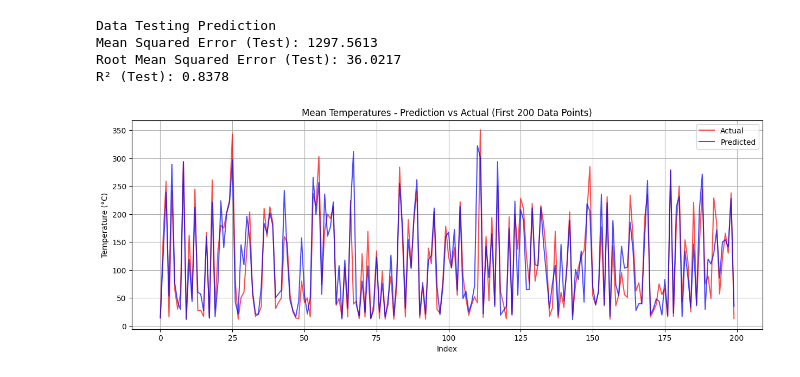
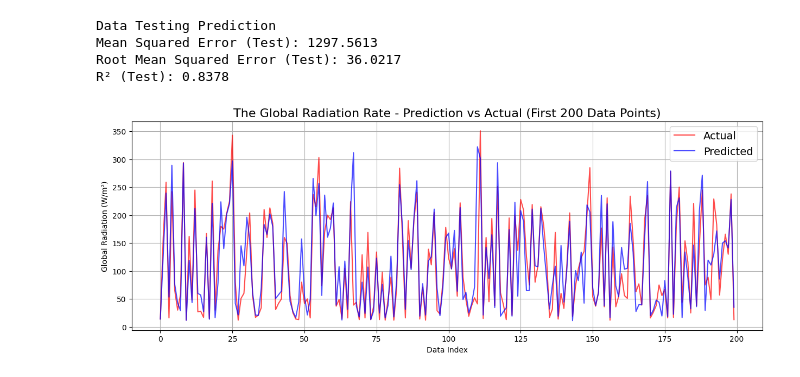
Before and after one commit to gredychristian/London-Weather-Prediction, a Jupyter notebook: london_weather.ipynb, the cells around one changed output. Saved outputs shown, nothing was run; the diff lists cells and outputs as text; code cells hidden in the pictures.

Commit message:
Fix visualization of accuracy line

```diff
--- a/london_weather.ipynb
+++ b/london_weather.ipynb
@@ -280,15 +280,15 @@ R² (Test): 0.8378
 # %%
 # Prediction Visualization
 plt.figure(figsize=(15,5))
 
 plt.plot(range(len(y_test[:200])), y_test[:200], label='Actual', color='red', alpha = 0.7)
 plt.plot(range(len(y_pred[:200])), y_pred[:200], label='Predicted', color='blue', alpha = 0.7)
 
-plt.xlabel('Index')
-plt.ylabel('Temperature (°C)')
-plt.title('Mean Temperatures - Prediction vs Actual (First 200 Data Points)')
-plt.legend()
+plt.xlabel('Data Index')
+plt.ylabel('Global Radiation (W/m²)')
+plt.title('The Global Radiation Rate - Prediction vs Actual (First 200 Data Points)', fontsize=16)
+plt.legend(fontsize=14)
 plt.grid(True)
 plt.show()
 # %% [output]
-[figure, old version]
+[figure, new version]
```
